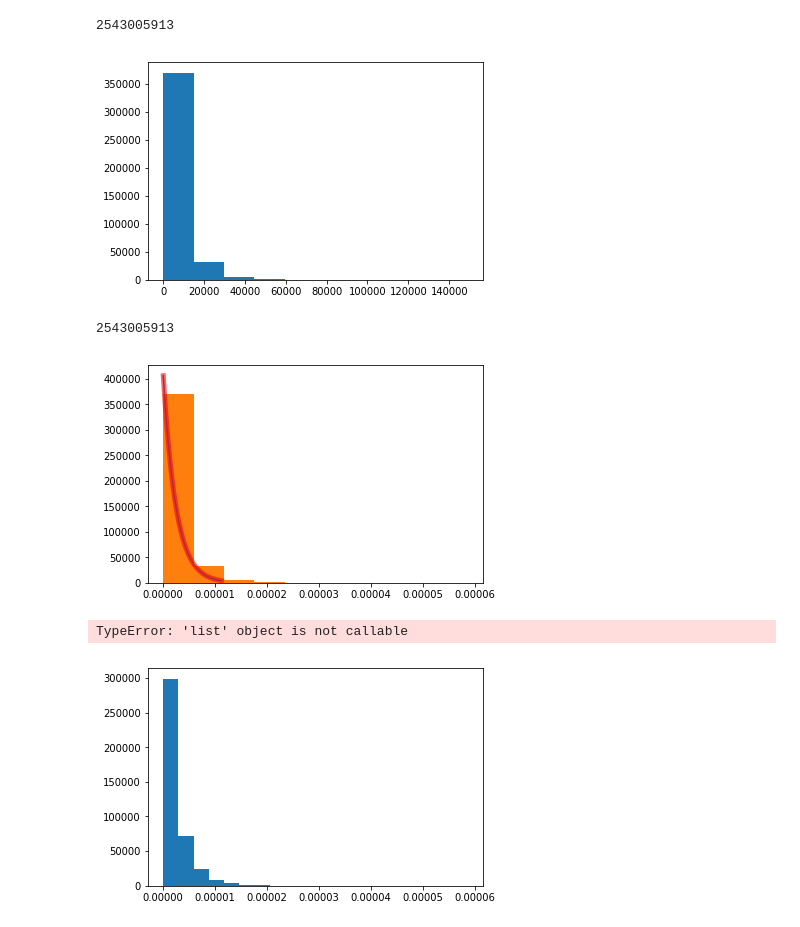
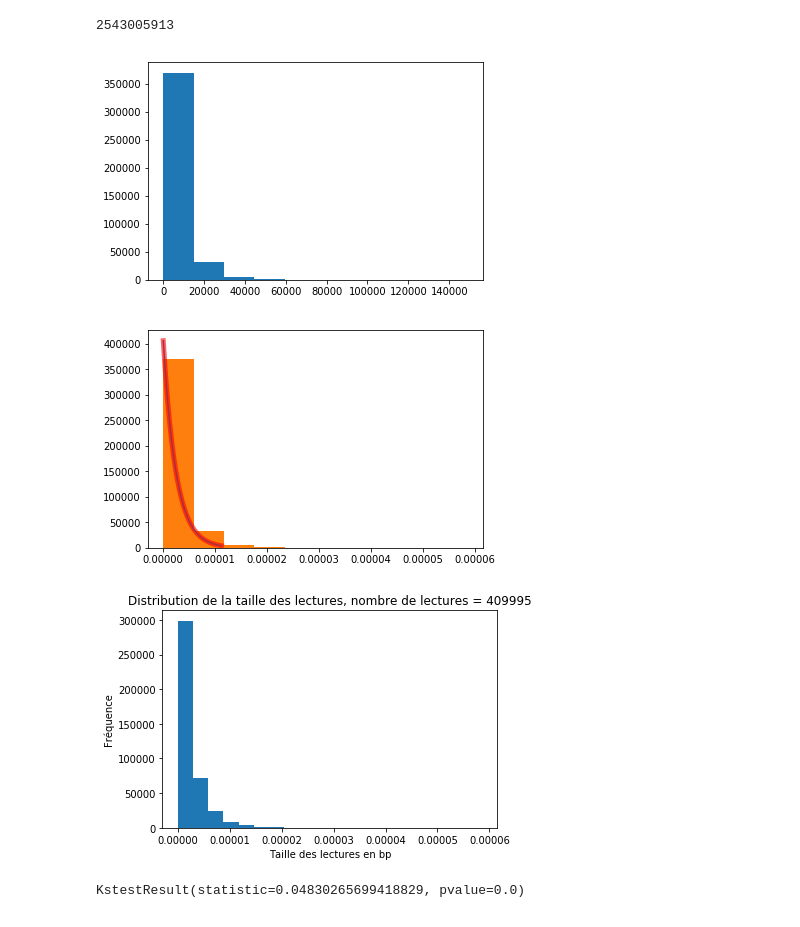
Before and after one commit to aminaghoul/reads_seq, a Jupyter notebook: fitter.ipynb, the cells around one changed output. Saved outputs shown, nothing was run; the diff lists cells and outputs as text; code cells hidden in the pictures.

```diff
--- a/fitter.ipynb
+++ b/fitter.ipynb
@@ -57,34 +57,32 @@ print(sum(taille))
 # %%
 #taille = lire_taille()
 a=1
 b=len(taille)
 x = np.linspace(beta.ppf(0.01, a, b), beta.ppf(0.99, a, b), 1000)
 plt.hist(taille)
 plt.show()
 t = sum(taille)
-print(t)
+
 taille = [i / t for i in taille]
 rv = beta(a, b)
 plt.plot(x, rv.pdf(x))
 plt.plot(x, beta.pdf(x, a, b),'r-', lw=5, alpha=0.6, label='beta pdf')
 plt.hist(taille)
 plt.show()
 
 #weights = np.ones_like(taille) / float(len(taille))
 plt.hist(taille, bins=20)
-plt.plot(x, f(x,t,b))
+#plt.plot(x, f(x,t,b))
 plt.title("Distribution de la taille des lectures, nombre de lectures = 409995")
 plt.xlabel("Taille des lectures en bp")
 plt.ylabel("Fréquence")
 plt.show()
-sns.distplot(taille, kde=False, fit=stats.beta)
-plt.show()
-print(beta.fit(taille))
+
+print(stats.kstest(taille, 'beta', args=(1, b)))
 # %% [output]
 [figure]
+[figure]
+[figure, new version]
-2543005913
+KstestResult(statistic=0.04830265699418829, pvalue=0.0)
-[figure]
-TypeError: 'list' object is not callable
-[figure, old version]
 # %%
 def betaNLL(param, *args):
```
Also changed, not shown: parts of 7 cells of this notebook.
